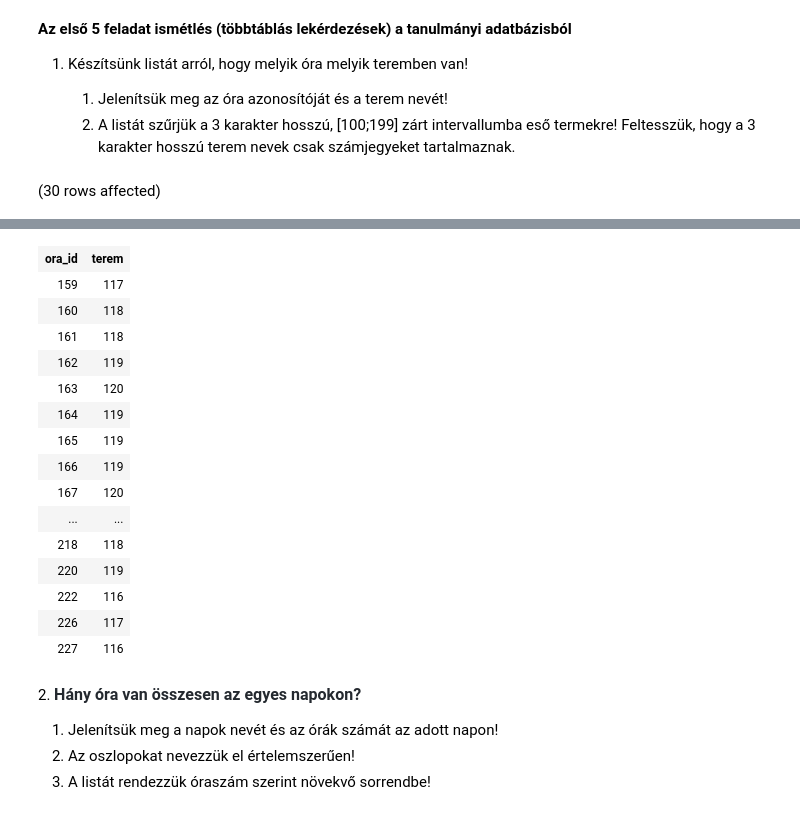
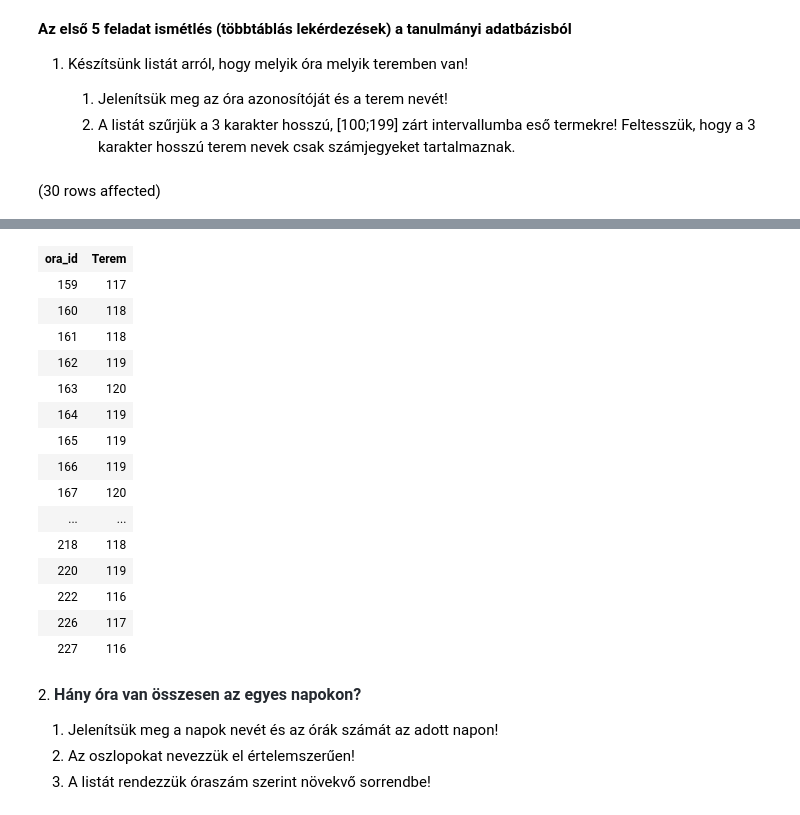
Before and after one commit to MedSzabolcs/SQL_G02, a Jupyter notebook: gyakorlat03_feladatok.ipynb, the cells around one changed output, grey strips where cells are left out. Cells and saved outputs as stored; diff of their text form; code cells hidden in the pictures.

```diff
--- a/gyakorlat03_feladatok.ipynb
+++ b/gyakorlat03_feladatok.ipynb
@@ -6,9 +6,9 @@
     1. Jelenítsük meg az óra azonosítóját és a terem nevét!
     2. A listát szűrjük a 3 karakter hosszú, \[100;199\] zárt intervallumba eső termekre! Feltesszük, hogy a 3 karakter hosszú terem nevek csak számjegyeket tartalmaznak.
 # %%
-SELECT o.ora_id,
-       t.terem
-FROM Orak o JOIN Termek t ON o.terem = t.tkód
-WHERE LEN(t.terem) = 3 AND t.terem BETWEEN 100 AND 190
+SELECT O.ora_id,
+       T.Terem
+FROM Orak O JOIN Termek T ON O.terem = T.Tkód
+WHERE LEN(T.Terem) = 3 AND T.Terem BETWEEN 100 AND 199
 # %% [output]
 (30 rows affected)
@@ -16,4 +16,4 @@ Total execution time: 00:00:00.027
-| ora_id | terem |
+| ora_id | Terem |
 | 159 | 117 |
 | 160 | 118 |
 | 161 | 118 |
```
Also changed, not shown: parts of 10 cells of this notebook.
